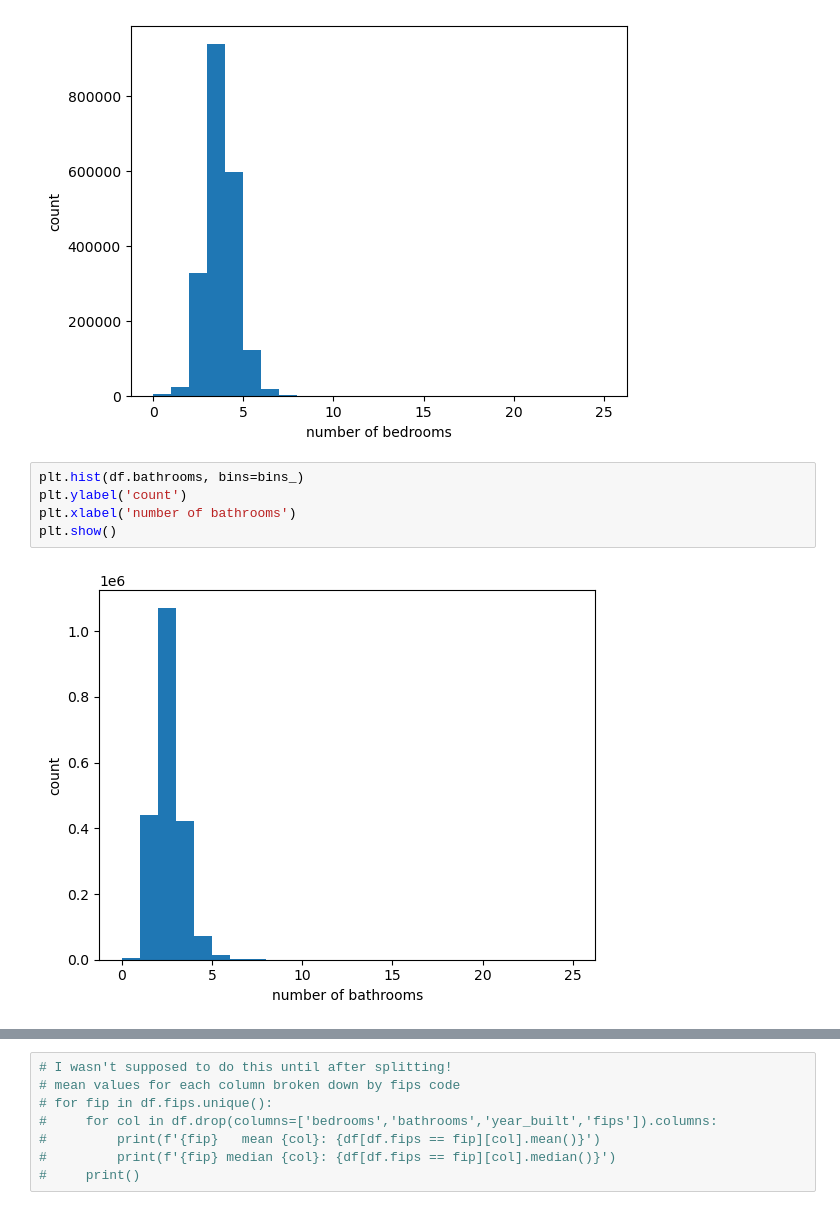
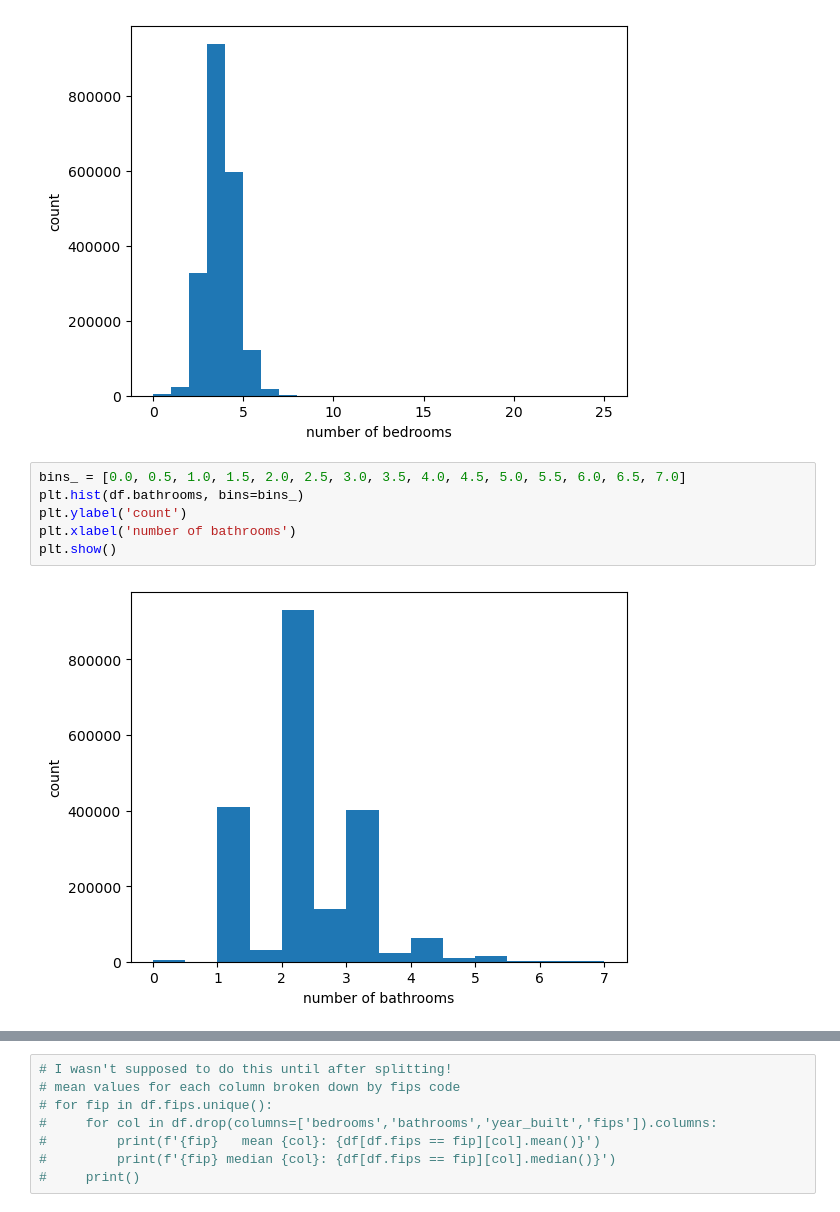
Before and after one commit to corey-hermesch/regression-exercises, a Jupyter notebook: wrangle_notebook.ipynb, the cells around one changed output, grey strips where cells are left out. Drawn from its saved outputs; the diff is of its cells as text.

```diff
--- a/wrangle_notebook.ipynb
+++ b/wrangle_notebook.ipynb
@@ -195,12 +72,13 @@ plt.show()
 # %% [output]
 [figure]
 # %%
+bins_ = [0.0, 0.5, 1.0, 1.5, 2.0, 2.5, 3.0, 3.5, 4.0, 4.5, 5.0, 5.5, 6.0, 6.5, 7.0]
 plt.hist(df.bathrooms, bins=bins_)
 plt.ylabel('count')
 plt.xlabel('number of bathrooms')
 plt.show()
 # %% [output]
-[figure, old version]
+[figure, new version]
 # %%
 sf_bins = [0,500,1000,1500,2000,2500,3000,3500,4000,4500,5000,5500,6000,6500,7000,7500,8000,8500,9000,9500,10000]
 plt.hist(df.square_feet, bins=sf_bins)
```
Also changed, not shown: parts of 23 cells of this notebook, 4 other files.
